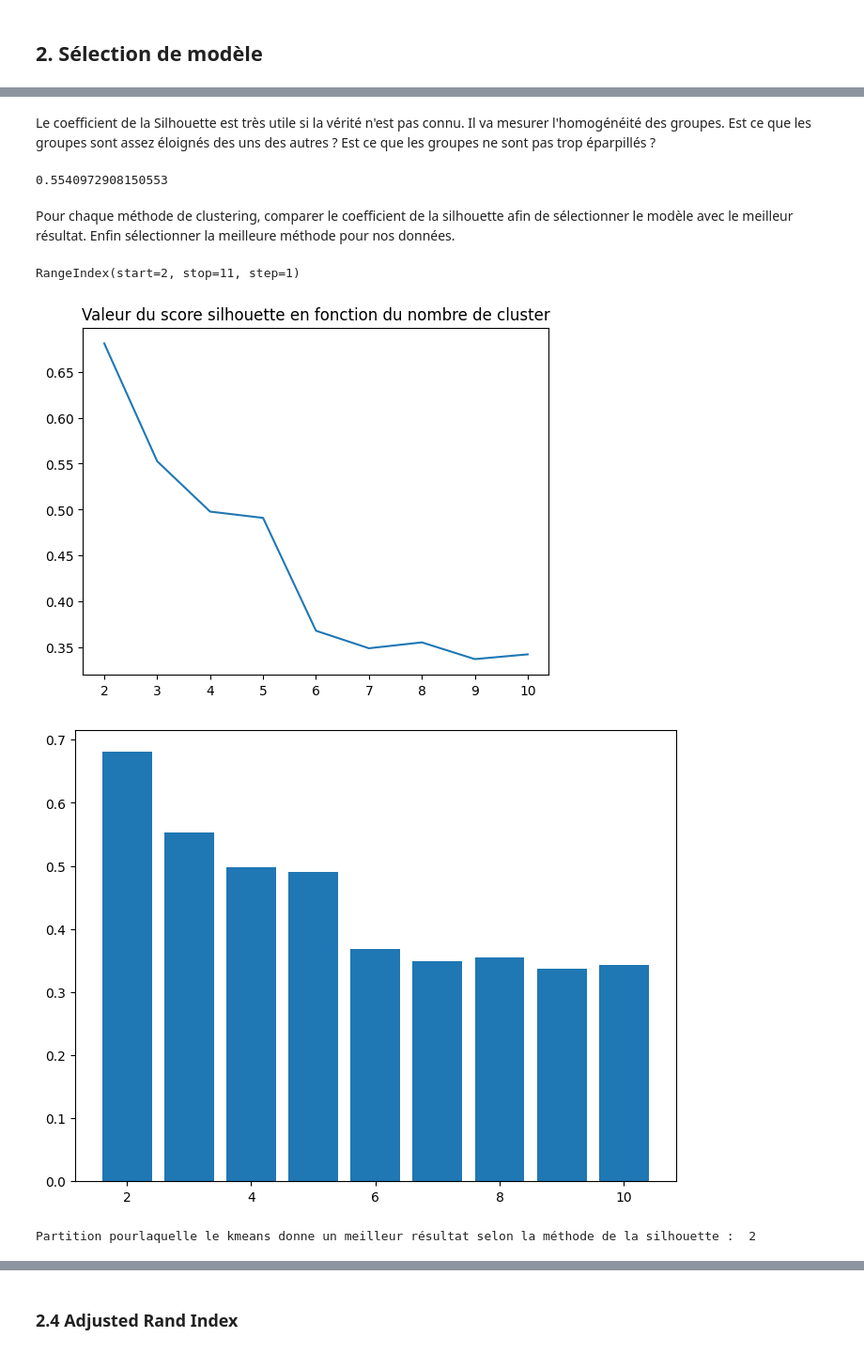
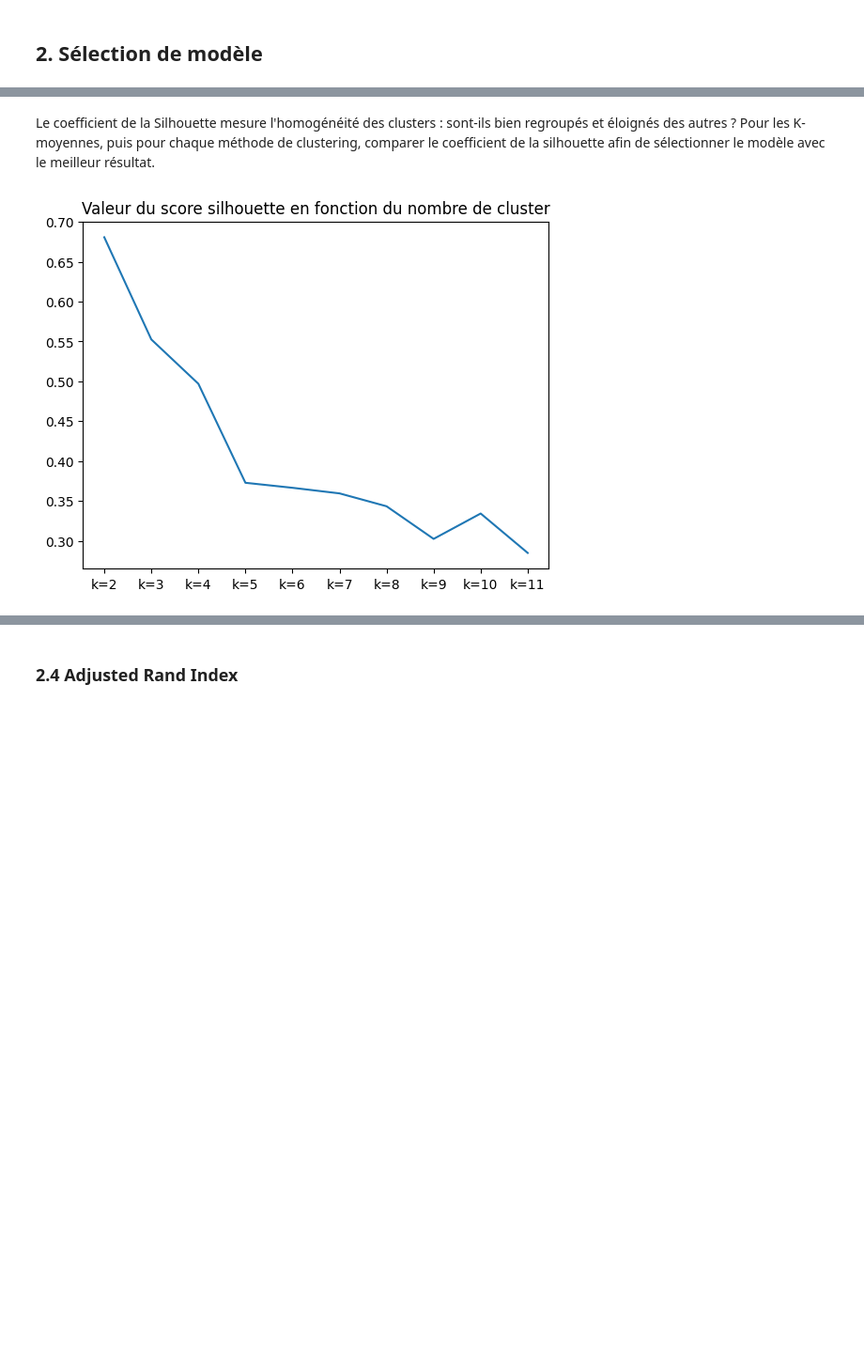
Before and after one commit to Romain3Ch216/ML-2A, a Jupyter notebook: corr/B/notebook-clustering-corr.ipynb, the cells around one changed output, grey strips where cells are left out. Shown at 94% size. Drawn from its saved outputs; the diff is of its cells as text; code cells hidden in the pictures; blank space fills up the shorter version.

```diff
--- a/corr/B/notebook-clustering-corr.ipynb
+++ b/corr/B/notebook-clustering-corr.ipynb
@@ -120,14 +121,13 @@ k_min, k_max = 2, 11
 n_clustering = k_max - k_min + 1
 
 for k in range(k_min, k_max + 1):
-    kmeans = cluster.KMeans(n_clusters=k)
-    kmeans.fit(X)
-    clusters['kmeans']['k=' + str(k)] = kmeans.labels_
+    kmeans = cluster.KMeans(n_clusters=k).fit(X)
+    clusters['kmeans']['k=' + str(k)] = kmeans
 # %%
 n_rows = 2
 n_cols = n_clustering // n_rows
 fig, ax = plt.subplots(n_rows, n_cols, figsize=(15, 10))
-for i, kmeans_clusters in enumerate(clusters['kmeans'].values()):
-    ax[i // n_cols, i % n_cols].scatter(pca_X[:, 0], pca_X[:, 1], c=kmeans_clusters,  cmap='plasma')
+for i, kmeans_cluster in enumerate(clusters['kmeans'].values()):
+    ax[i // n_cols, i % n_cols].scatter(pca_X[:, 0], pca_X[:, 1], c=kmeans_cluster.labels_,  cmap='plasma')
 plt.show()
 # %% [output]
@@ -233,7 +233,7 @@ k = 3
 
 for linkage in ['ward', 'average', 'complete', 'single']:
     cl = cluster.AgglomerativeClustering(n_clusters=k, linkage=linkage).fit(X)
-    clusters['hier'][linkage] = cl.labels_
+    clusters['hier'][linkage] = cl
 # %%
 fig, ax = plt.subplots(2, 2, figsize=(8,8))
 
@@ -261,7 +261,7 @@ eps = np.linspace(0.1, 2, n_clustering)
 
 for i, e in enumerate(eps):
     cl_dbscan = cluster.DBSCAN(eps=e).fit(X)
-    clusters['dbscan']['eps=' + str(e)] = cl_dbscan.labels_
+    clusters['dbscan']['eps=' + str(e)] = cl_dbscan
 # %%
 n_rows = 2
 n_cols = n_clustering // n_rows
@@ -319,34 +311,15 @@ clusters_kmeans[:,j].shape
 # %% [markdown]
-Le coefficient de la Silhouette est très utile si la vérité n'est pas connu. Il va mesurer l'homogénéité des groupes. Est ce que les groupes sont assez éloignés des uns des autres ? Est ce que les groupes ne sont pas trop éparpillés ?
+Le coefficient de la Silhouette mesure l'homogénéité des clusters : sont-ils bien regroupés et éloignés des autres ? Pour les K-moyennes, puis pour chaque méthode de clustering, comparer le coefficient de la silhouette afin de sélectionner le modèle avec le meilleur résultat.
-# %%
-
-metrics.silhouette_score(X, clust_HAC['ward'], metric = "euclidean")
-# %% [output]
-0.5540972908150553
-# %% [markdown]
-Pour chaque méthode de clustering, comparer le coefficient de la silhouette afin de sélectionner le modèle avec le meilleur résultat. Enfin sélectionner la meilleure méthode pour nos données.
-# %%
-clust_kmeans.columns
-# %% [output]
-RangeIndex(start=2, stop=11, step=1)
 # %%
 silhouette_kmeans = {}
-sil_kmeans_plot = []
-for k in clust_kmeans.columns:
-    silhouette_kmeans[k] = metrics.silhouette_score(X, clust_kmeans[k], metric = "euclidean")
-    sil_kmeans_plot.append(metrics.silhouette_score(X, clust_kmeans[k], metric = "euclidean"))
+for cluster, labels in clusters['kmeans'].items():
+    silhouette_kmeans[cluster] = metrics.silhouette_score(X, labels, metric="euclidean")
 
-plt.plot(clust_kmeans.columns, sil_kmeans_plot)
+fig, ax = plt.subplots()
+plt.plot(list(silhouette_kmeans.values()))
+ax.set_xticks(list(range(len(silhouette_kmeans.keys()))))
+ax.set_xticklabels(list(silhouette_kmeans.keys()))
 plt.title("Valeur du score silhouette en fonction du nombre de cluster")
-
-fig = plt.figure()
-ax = fig.add_axes([0,0,1,1])
-ax.bar(clust_kmeans.columns,sil_kmeans_plot)
 plt.show()
-
-print("Partition pourlaquelle le kmeans donne un meilleur résultat selon la méthode de la silhouette : ",
-     max(silhouette_kmeans, key=silhouette_kmeans.get))
 # %% [output]
-[figure, old version]
+[figure, new version]
-[figure, removed]
-Partition pourlaquelle le kmeans donne un meilleur résultat selon la méthode de la silhouette :  2
```
Also changed, not shown: parts of 33 cells of this notebook.
